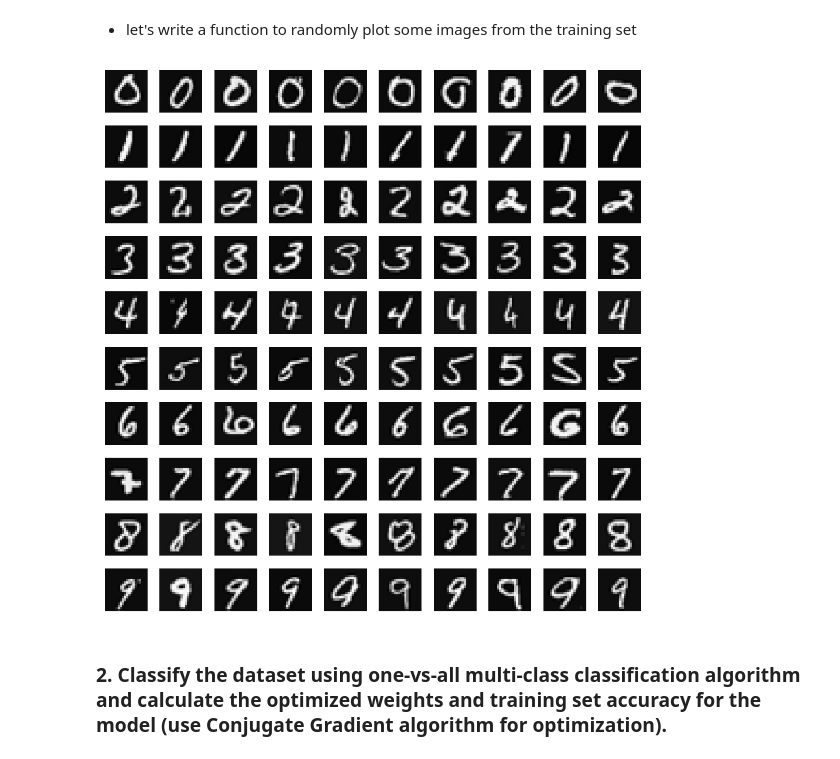
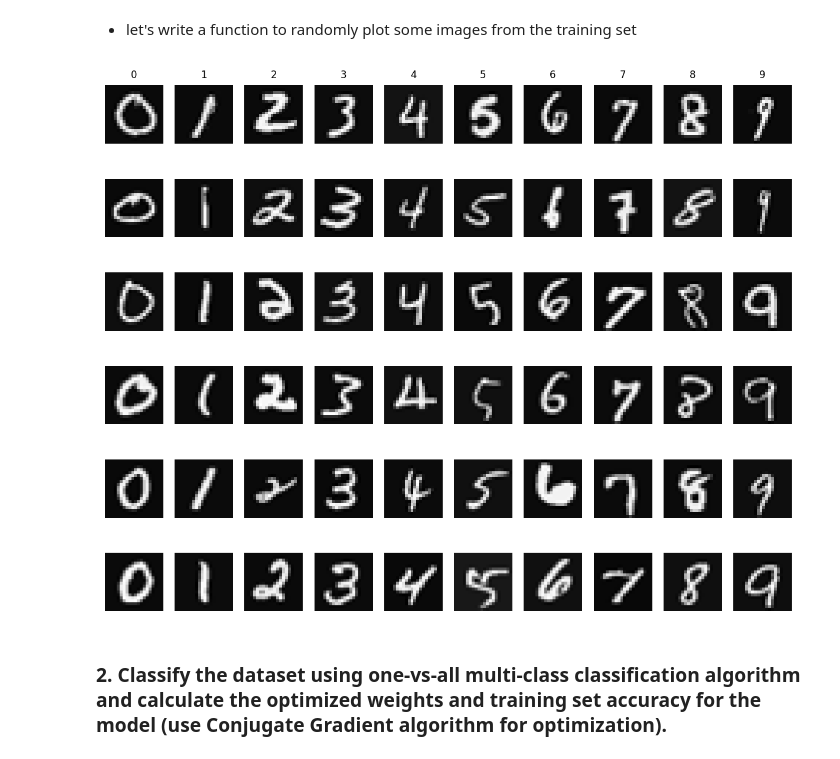
Before and after one commit to SKT27182/Deep-Learning-for-Mechanics-APL-745, a Jupyter notebook: Assignments/assign_3/Problem-1.ipynb, the cells around one changed output. Cells and saved outputs as stored; diff of their text form; code cells hidden in the pictures.

```diff
--- a/Assignments/assign_3/Problem-1.ipynb
+++ b/Assignments/assign_3/Problem-1.ipynb
@@ -134,9 +96,23 @@ def plot_images(X, y, n=10):
+# %%
+def plot_grid(n, X, y):
+    labels = np.unique(y)
+    fig, axes = plt.subplots(n, len(labels), figsize=(10, 8))
+    for j, label in enumerate(labels):
+        selected_rows = X[y == label]
+        for i in range(n):
+            # print(i, j)
+            selected_row = selected_rows[np.random.randint(0, selected_rows.shape[0])]
+            axes[0, j].set_title(j, fontsize=8)
+            axes[i, j].imshow(selected_row.reshape( 20, 20).transpose( ), cmap='gray')
+            axes[i, j].axis('off')
+
+    return fig
 # %%
 # plotting the images
-fig = plot_images(X_train, y_train);
+fig = plot_grid(n=6, X= X_train, y= y_train);
 fig.savefig("figures/0101.png")
 # %% [output]
-[figure, old version]
+[figure, new version]
 # %% [markdown]
 ### 2. Classify the dataset using one-vs-all multi-class classification algorithm and calculate the optimized weights and training set accuracy for the model (use Conjugate Gradient algorithm for optimization).
 # %% [markdown]
```
Also changed, not shown: parts of 27 cells of this notebook, 19 other files.
